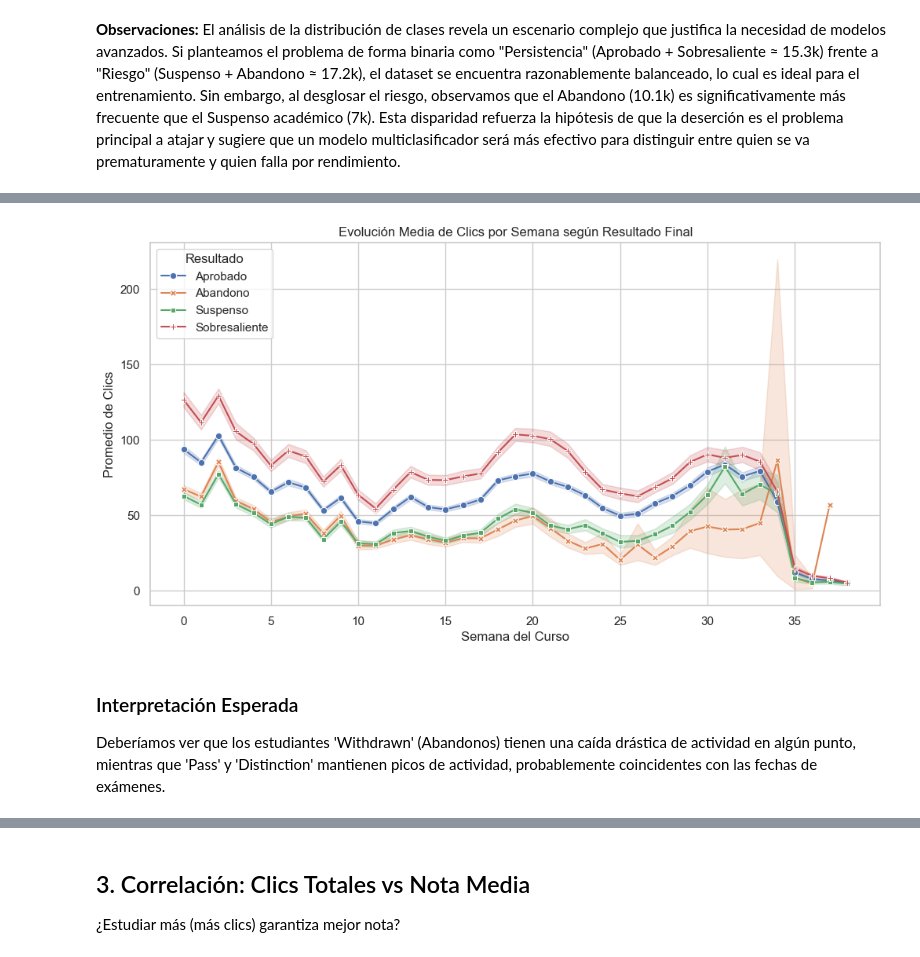
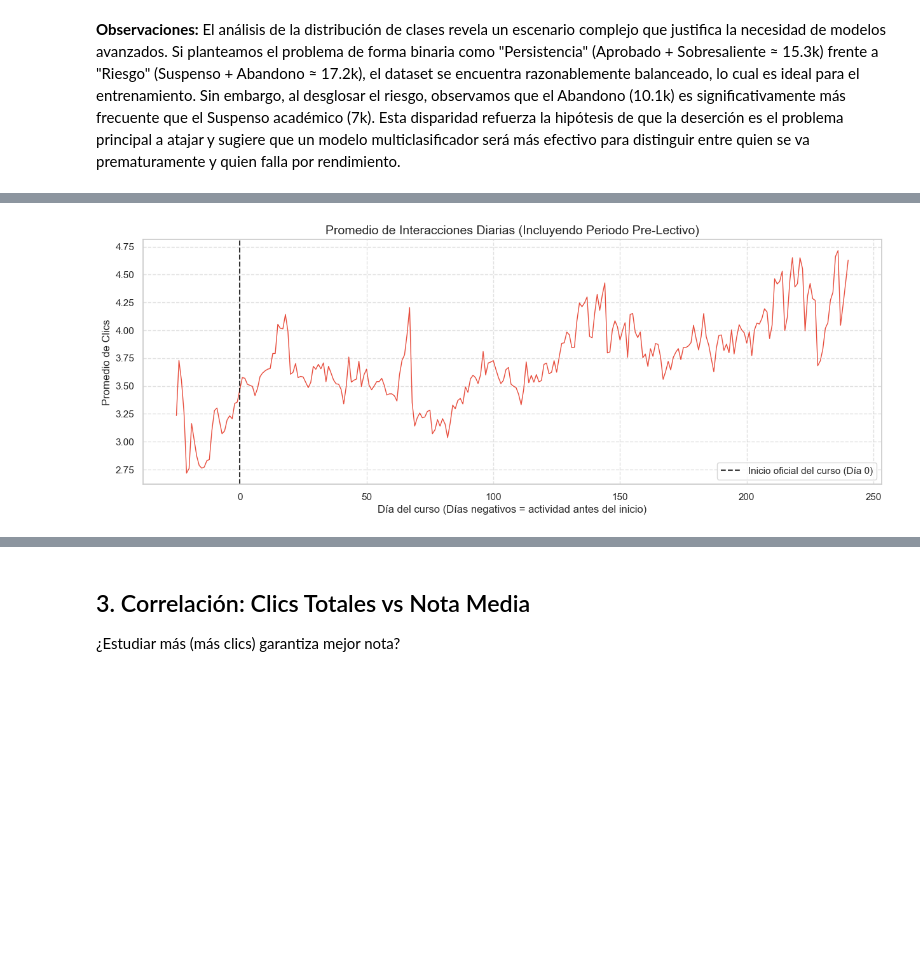
Before and after one commit to MichaeLaudrup/Artificial_Intelligence_Msc, a Jupyter notebook: TFM_education_ai_analytics/notebooks/data_exploration.ipynb, the cells around one changed output, grey strips where cells are left out. Drawn from its saved outputs; the diff is of its cells as text; code cells hidden in the pictures; blank space fills up the shorter version.

Commit message:
feature(EDA): Improved data explotarion notebook

```diff
--- a/TFM_education_ai_analytics/notebooks/data_exploration.ipynb
+++ b/TFM_education_ai_analytics/notebooks/data_exploration.ipynb
@@ -214,13 +206,25 @@ print(weekly_activity.head())
-# %%
-plt.figure(figsize=(12, 6))
-sns.lineplot(data=weekly_activity, x='week', y='sum_click', hue='Resultado', style='Resultado', markers=True, dashes=False)
-plt.title("Evolución Media de Clics por Semana según Resultado Final")
-plt.xlabel("Semana del Curso")
-plt.ylabel("Promedio de Clics")
-plt.legend(title='Resultado')
-plt.show()
-# %% [output]
-[figure, removed]
-# %% [markdown]
-### Interpretación Esperada
-Deberíamos ver que los estudiantes 'Withdrawn' (Abandonos) tienen una caída drástica de actividad en algún punto, mientras que 'Pass' y 'Distinction' mantienen picos de actividad, probablemente coincidentes con las fechas de exámenes.
+# %%
+# 1. Calculamos el promedio de clics diarios de todos los estudiantes
+daily_activity = df_interactions.groupby('date')['sum_click'].mean().reset_index()
+
+# 2. Modificamos el filtro para incluir la actividad PREVIA (desde el día -25)
+# Mantenemos el límite de 240 para no desvirtuar el final
+daily_activity_filtered = daily_activity[(daily_activity['date'] >= -25) & (daily_activity['date'] <= 240)]
+
+plt.figure(figsize=(15, 5))
+
+# 3. Dibujamos la línea de actividad
+plt.plot(daily_activity_filtered['date'], daily_activity_filtered['sum_click'], color='#e74c3c', linewidth=1)
+
+# 4. Añadimos una línea vertical en el Día 0 para marcar el inicio oficial
+plt.axvline(x=0, color='black', linestyle='--', alpha=0.8, label='Inicio oficial del curso (Día 0)')
+
+plt.title('Promedio de Interacciones Diarias (Incluyendo Periodo Pre-Lectivo)', fontsize=14)
+plt.xlabel('Día del curso (Días negativos = actividad antes del inicio)', fontsize=12)
+plt.ylabel('Promedio de Clics', fontsize=12)
+plt.legend()
+plt.grid(True, linestyle='--', alpha=0.6)
+
+plt.show()
+# %% [output]
+[figure, added]
```
Also changed, not shown: parts of 17 cells of this notebook, 3 other files.
